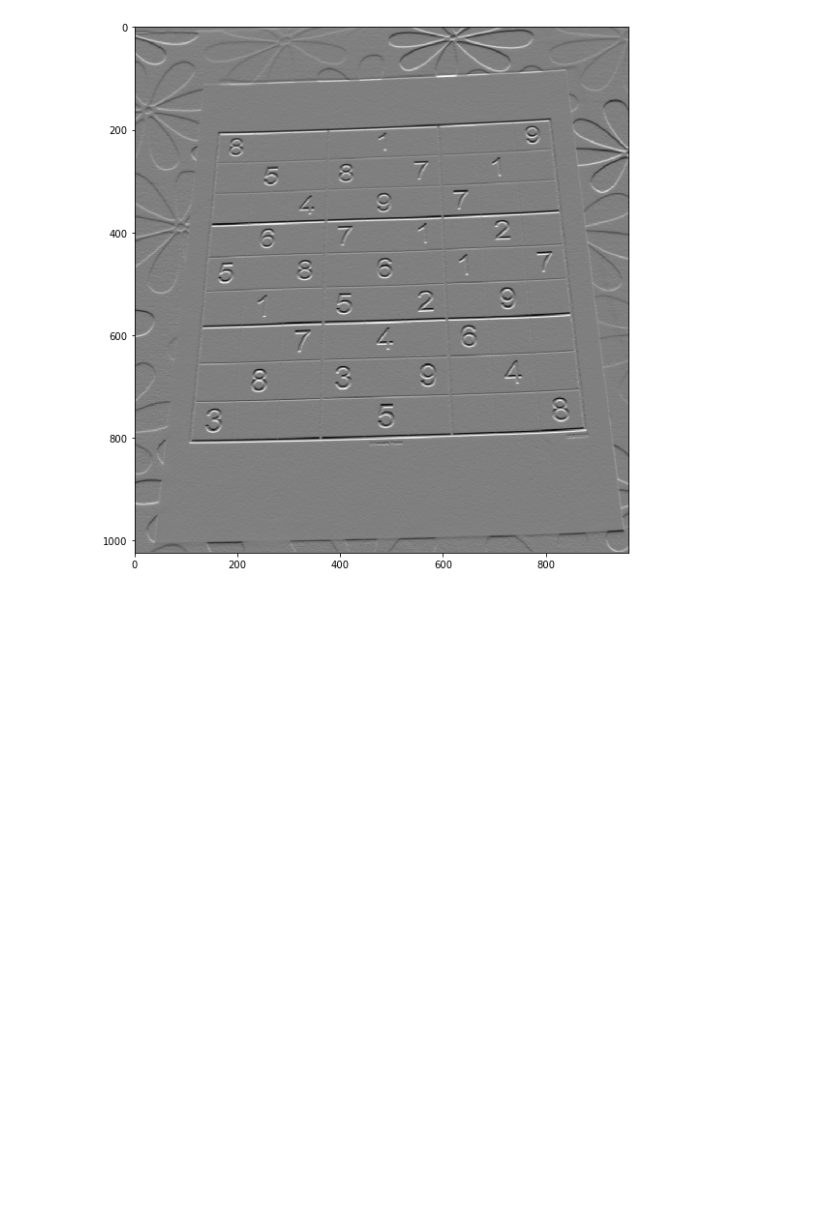
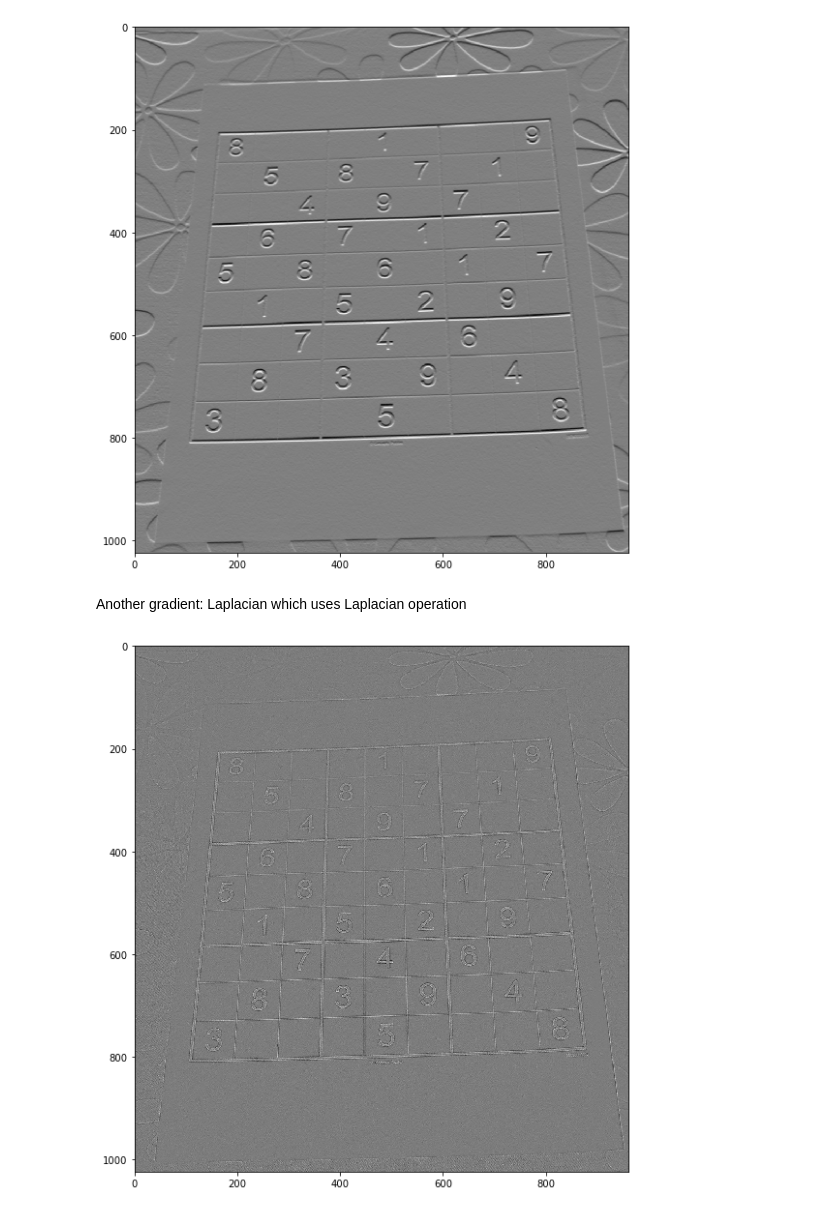
Before and after one commit to ujjwaltyagi2000/computer-vision-basics, a Jupyter notebook: image-processing-basics/gradients.ipynb, the cells around one changed output. Cells and saved outputs as stored; diff of their text form; code cells hidden in the pictures; blank space fills up the shorter version.

```diff
--- a/image-processing-basics/gradients.ipynb
+++ b/image-processing-basics/gradients.ipynb
@@ -50,3 +50,10 @@ sobely=cv2.Sobel(img, cv2.CV_64F,0,1,ksize=5) #--> for X, 1--> for Y because rig
 display_img(sobely)
 # %% [output]
 [figure]
+# %% [markdown]
+Another gradient: Laplacian which uses Laplacian operation
+# %%
+laplacian = cv2.Laplacian(img,cv2.CV_64F)
+display_img(laplacian)
+# %% [output]
+[figure, added]
```
Also changed, not shown: parts of 4 cells of this notebook.
